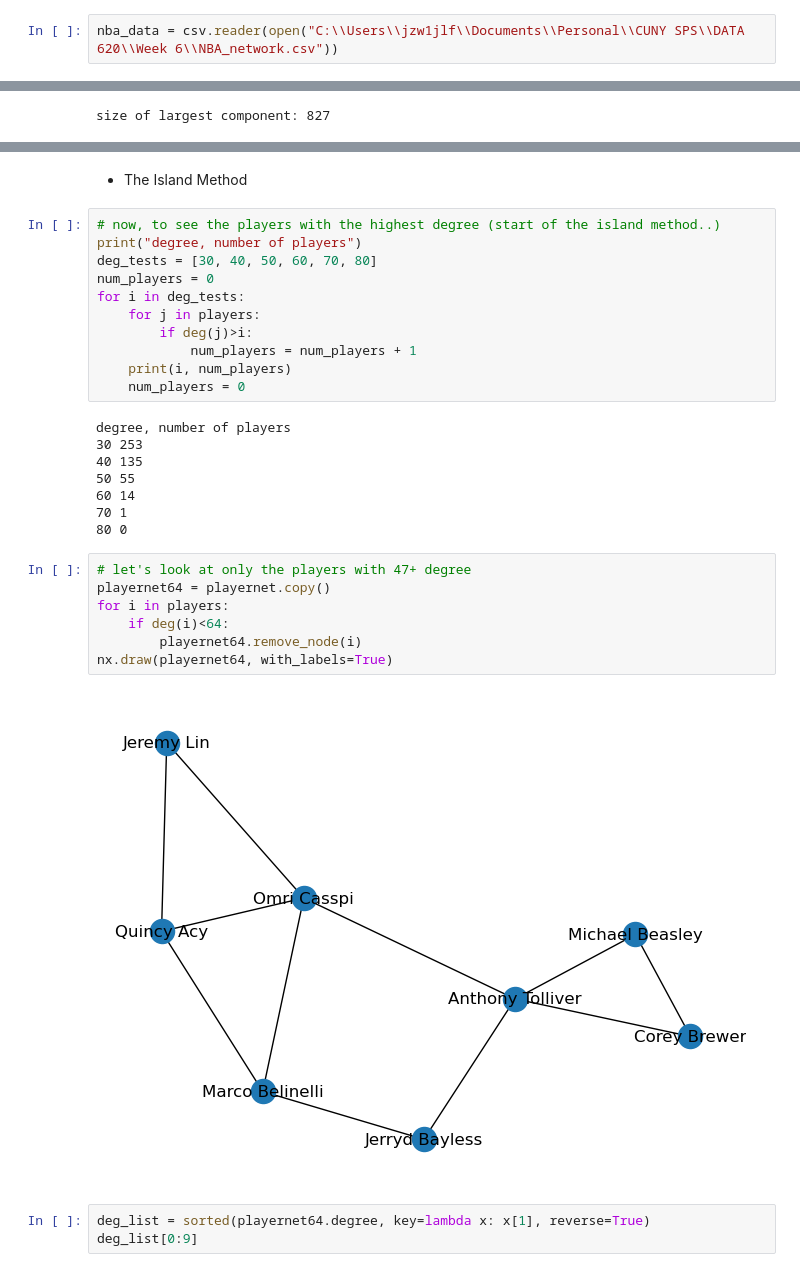
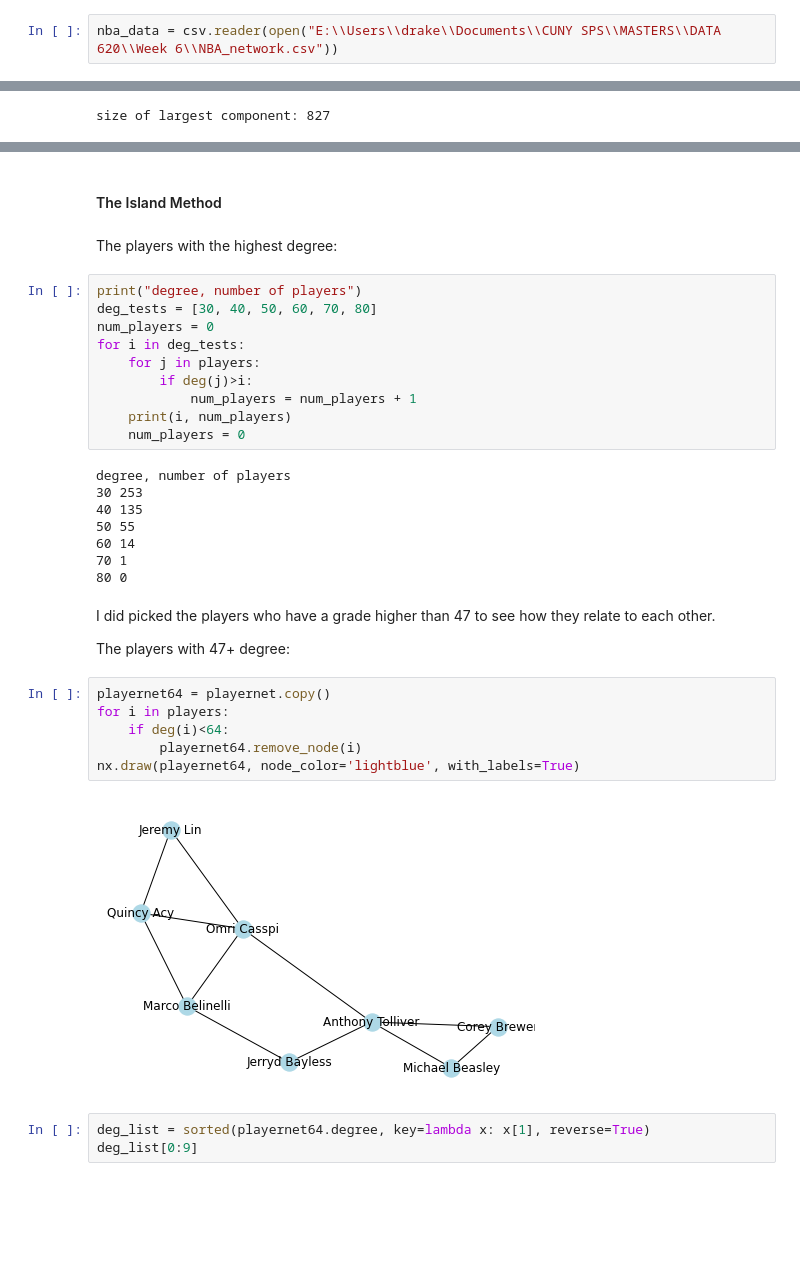
Before and after one commit to GabrielSantos33/DATA620_Project2, a Jupyter notebook: DATA620_Project2.ipynb, the cells around one changed output, grey strips where cells are left out. Saved outputs shown, nothing was run; the diff lists cells and outputs as text; blank space fills up the shorter version.

```diff
--- a/DATA620_Project2.ipynb
+++ b/DATA620_Project2.ipynb
@@ -16,4 +14,4 @@ from networkx.algorithms import bipartite as bi
 import matplotlib as plot
 import pandas as pd
 # %%
-nba_data = csv.reader(open("C:\\Users\\jzw1jlf\\Documents\\Personal\\CUNY SPS\\DATA 620\\Week 6\\NBA_network.csv"))
+nba_data = csv.reader(open("E:\\Users\\drake\\Documents\\CUNY SPS\\MASTERS\\DATA 620\\Week 6\\NBA_network.csv"))
@@ -122,9 +121,10 @@ top 10 highest betweenness:
  ('Anthony Tolliver', 0.01633441018532702),
  ('Isaiah Thomas', 0.018071047650223493)]
 # %% [markdown]
-- The Island Method
+#### The Island Method
+# %% [markdown]
+The players with the highest degree:
 # %%
-# now, to see the players with the highest degree (start of the island method..)
 print("degree, number of players")
 deg_tests = [30, 40, 50, 60, 70, 80]
 num_players = 0
@@ -142,15 +142,18 @@ degree, number of players
 60 14
 70 1
 80 0
+# %% [markdown]
+I did picked the players who have a grade higher than 47 to see how they relate to each other.
+
+The players with 47+ degree:
 # %%
-# let's look at only the players with 47+ degree
 playernet64 = playernet.copy()
 for i in players:
     if deg(i)<64:
         playernet64.remove_node(i)
-nx.draw(playernet64, with_labels=True)
+nx.draw(playernet64, node_color='lightblue', with_labels=True)
 # %% [output]
-[figure, old version]
+[figure, new version]
 # %%
 deg_list = sorted(playernet64.degree, key=lambda x: x[1], reverse=True)
 deg_list[0:9]
```
Also changed, not shown: parts of 25 cells of this notebook.
